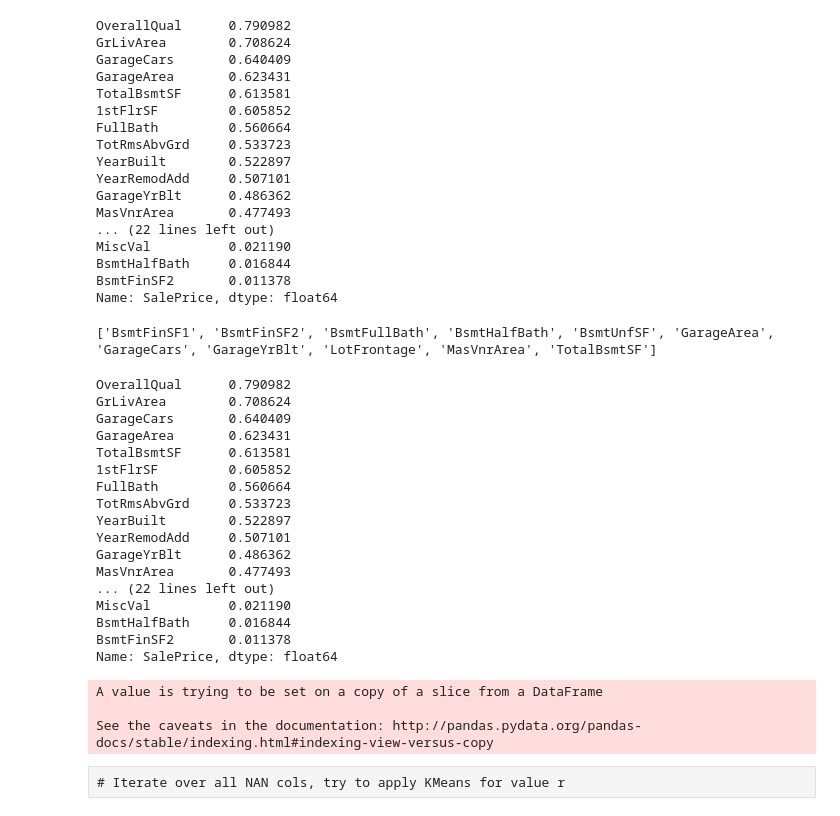
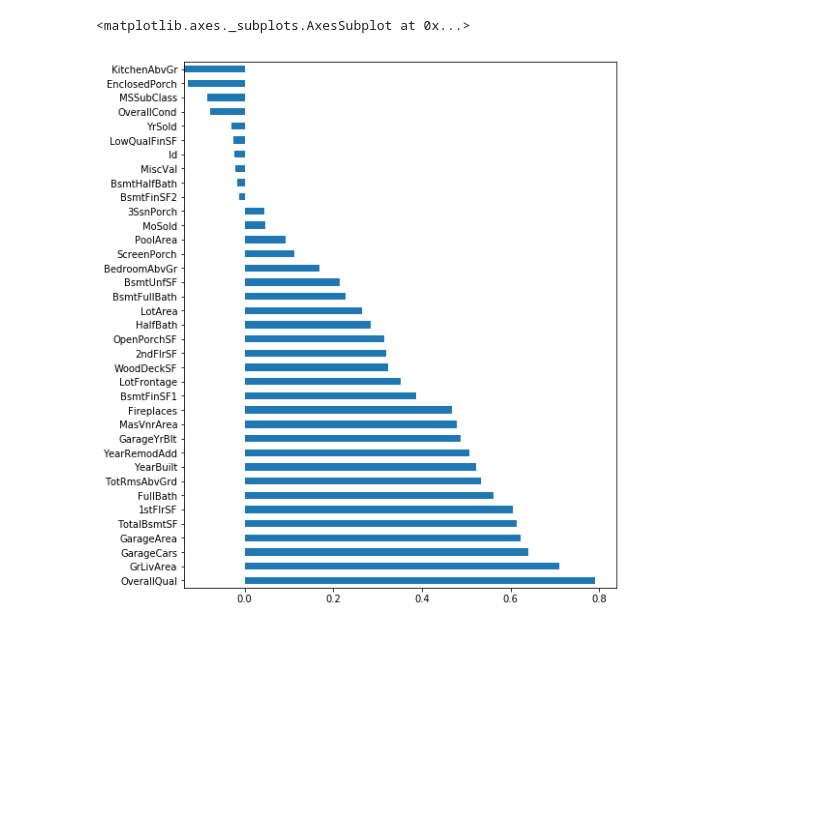
Before and after one commit to Adamits/kaggle-housing-regression, a Jupyter notebook: testing KMeans effectiveness.ipynb, the cells around one changed output. Cells and saved outputs as stored; diff of their text form; code cells hidden in the pictures; blank space fills up the shorter version.

```diff
--- a/testing KMeans effectiveness.ipynb
+++ b/testing KMeans effectiveness.ipynb
@@ -17,28 +20,6 @@ train_labels = train["SalePrice"]
 
 model_data = pd.concat([train,test],ignore_index=True)
 model_data = model_data.drop("SalePrice", 1)
-# %%
-# Let's take a peak at the numerical data with pandas
-corrs = train.corr()["SalePrice"].abs()
-corrs.sort_values(ascending=False)[1:] # Sort from highest to lowest correlation, removing the top one (SalePrice)
-# %% [output]
-OverallQual      0.790982
-GrLivArea        0.708624
-GarageCars       0.640409
-GarageArea       0.623431
-TotalBsmtSF      0.613581
-1stFlrSF         0.605852
-FullBath         0.560664
-TotRmsAbvGrd     0.533723
-YearBuilt        0.522897
-YearRemodAdd     0.507101
-GarageYrBlt      0.486362
-MasVnrArea       0.477493
-... (22 lines left out)
-MiscVal          0.021190
-BsmtHalfBath     0.016844
-BsmtFinSF2       0.011378
-Name: SalePrice, dtype: float64
 # %%
 ########## KMeans to modify nan values ##########
 ########## inputs:
@@ -84,45 +73,9 @@ def KMeans_nan_replacement(nan_col_label, nan_indices, k_data, k):
 # %%
-# Find cols with nan
-all_nan_cols = model_data.columns[pd.isnull(model_data).any()].tolist()
-
-# one-hot vector for categorical features
-model_data = pd.get_dummies(model_data)
-
-print all_nan_cols
-
-corrs = train.corr()["SalePrice"].abs()
-corrs.sort_values(ascending=False)[1:] # Sort from highest to lowest correlation, removing the top one (SalePrice)
+# Correlations of train column to SalePrice with numerical data
+corrs = train.corr()["SalePrice"]
+corrs = corrs.sort_values(ascending=False)[1:] # Sort from highest to lowest correlation, removing the top one (SalePrice)
+plt.rcParams['figure.figsize'] = (8.0, 10.0)
+corrs.plot(kind = "barh")
 # %% [output]
-['BsmtFinSF1', 'BsmtFinSF2', 'BsmtFullBath', 'BsmtHalfBath', 'BsmtUnfSF', 'GarageArea', 'GarageCars', 'GarageYrBlt', 'LotFrontage', 'MasVnrArea', 'TotalBsmtSF']
+<matplotlib.axes._subplots.AxesSubplot at 0x...>
-OverallQual      0.790982
-GrLivArea        0.708624
-GarageCars       0.640409
-GarageArea       0.623431
-TotalBsmtSF      0.613581
-1stFlrSF         0.605852
-FullBath         0.560664
-TotRmsAbvGrd     0.533723
-YearBuilt        0.522897
-YearRemodAdd     0.507101
-GarageYrBlt      0.486362
-MasVnrArea       0.477493
-... (22 lines left out)
-MiscVal          0.021190
-BsmtHalfBath     0.016844
-BsmtFinSF2       0.011378
-Name: SalePrice, dtype: float64
+[figure, added]
-# %%
-# Store id's for LotFrontage nan
-nan_indices_lot_frontage = model_data['LotFrontage'].index[model_data['LotFrontage'].apply(np.isnan)]
-
-# Set all nan cols to col mean
-k_data = model_data.fillna(model_data.mean())
-
-# Run KMeans to fill nan for LotFrontage
-lot_frontage_indices_and_new_values = KMeans_nan_replacement("LotFrontage", nan_indices_lot_frontage, k_data, 9)
-# %% [output]
-A value is trying to be set on a copy of a slice from a DataFrame
-
-See the caveats in the documentation: http://pandas.pydata.org/pandas-docs/stable/indexing.html#indexing-view-versus-copy
-# %% [raw]
-# Iterate over all NAN cols, try to apply KMeans for value r
```
Also changed, not shown: parts of 5 cells of this notebook, 1 other file.
